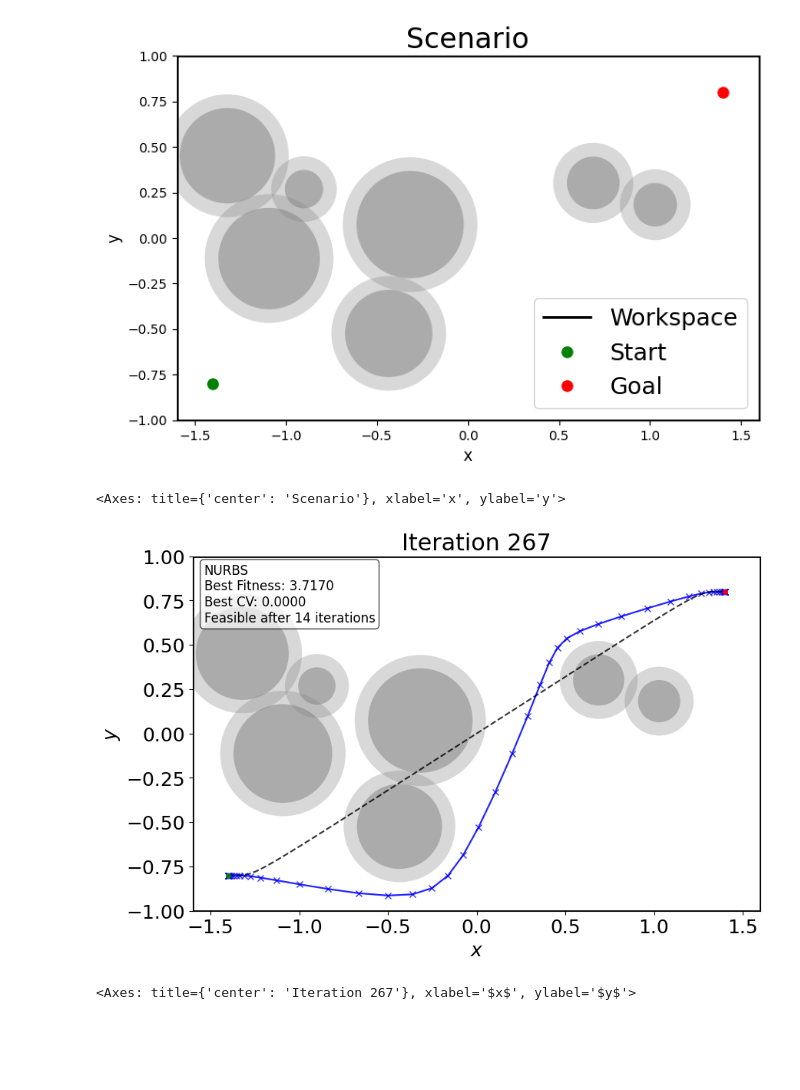
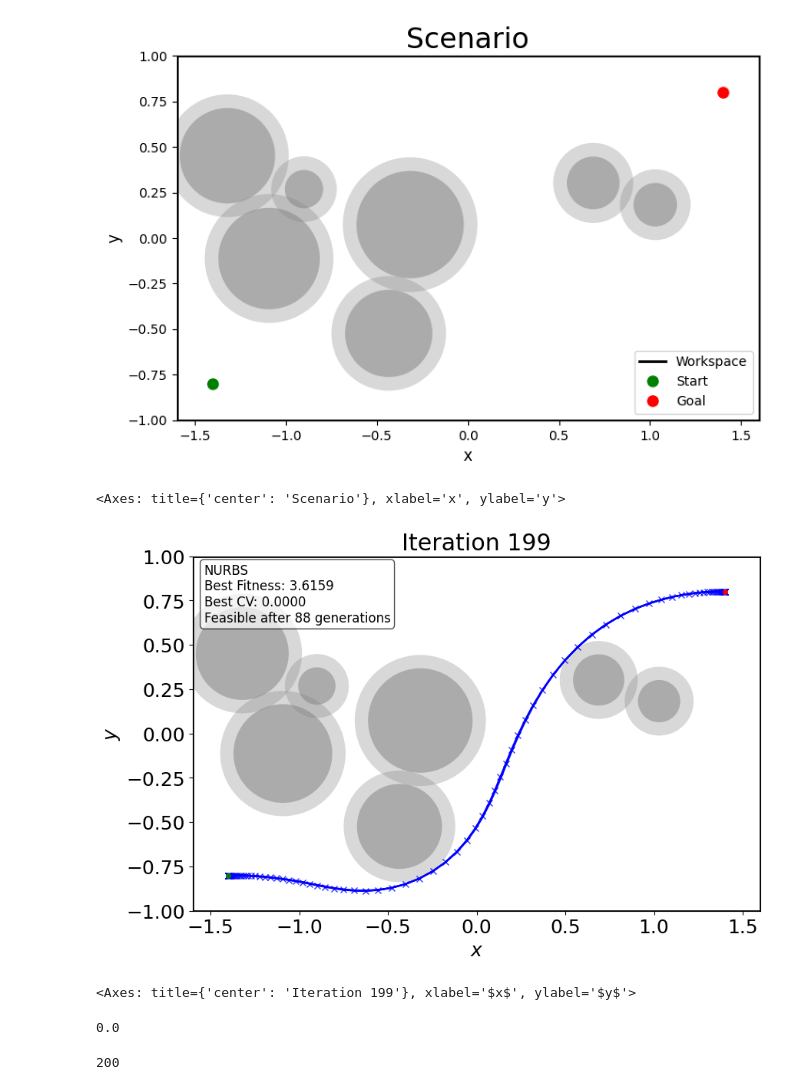
Before and after one commit to eliasjof/BIA_v2, a Jupyter notebook: test_de2dnurbs.ipynb, the cells around one changed output. Cells and saved outputs as stored; diff of their text form; code cells hidden in the pictures; blank space fills up the shorter version.

```diff
--- a/test_de2dnurbs.ipynb
+++ b/test_de2dnurbs.ipynb
@@ -1,44 +1,83 @@
 # %%
 from de2d_nurbs import DE2D_NURBS, ScenarioConfig
+import numpy as np
 
 config = ScenarioConfig()
 config.obstacle_type = 'circles'   # 'polygons' ou 'circles'
 config.seed = 42
 
 # config = ScenarioConfig()
 
 # # --- Aleatório (polygons) ---
 # config.obstacle_type = 'polygons'
 # config.n_obstacles = 8
 
 # --- Aleatório (círculos) ---
 config.obstacle_type = 'circles'
 config.occupancy_rate = 0.15
 config.n_obstacles = 8
 
-config.max_fes = 8000
+config.max_fes = None
+config.n_generations = 200
+config.pop_size = 100
+
+# config.width = 3.2
+# config.height = 2.0
+# config.radius = 0.15 / 2
+config.kappa_max = 1/0.73
+# config.lambd = config.radius * 2
+# config.degree = 5
+# config.num_free_ctrlpts = 4
+# config.num_static_ctrlpts = 2 * config.degree + 4
+# config.space_dim = 2
+config.nsampling = 100
+# config.line_width = 2
+# # config.pop_size = 100
+# # config.max_fes = 12000
+# config.start = np.array([-1.4, -0.8])
+# config.goal = np.array([1.4, 0.8])
+# config.th_start = 0.0
+# config.th_goal = 0.0
+config.safe_radius = 0.4
+# # config.obstacle_type = 'polygons'
+# # config.n_obstacles = 8
+# # config.poly_size = 0.3
+# config.r_min = 0.1
+# config.r_max = 0.3
+# # config.occupancy_rate = 0.15
+# config.seed = 2
+# config.scale_x = 1.5
+# config.scale_y = 1.0
+# config.debug = 0
 
 # r = config.radius
 # config.expanded_obs_fornecida = [(0.5, 0.3, 0.2+r), (-0.5, -0.3, 0.15+r)]
 
 # # --- Fornecer obstáculos próprios (círculos) ---
 # config.obs_fornecida = [(0.5, 0.3, 0.2), (-0.5, -0.3, 0.15)]
 # config.expanded_obs_fornecida = [(0.5, 0.3, 0.2+r), (-0.5, -0.3, 0.15+r)]
 # se omitir expanded_obs_fornecida, ele calcula automaticamente
 
 # # --- Fornecer obstáculos próprios (polígonos) ---
 # from shapely.geometry import Polygon
 # config.obs_fornecida = [Polygon([(0,0),(1,0),(0.5,1)])]
 
 planner = DE2D_NURBS(config)
 planner.draw_scenario()
 # %% [output]
-[figure, old version]
+[figure, new version]
 <Axes: title={'center': 'Scenario'}, xlabel='x', ylabel='y'>
 # %%
-
 planner.run()
-planner.plot_result()
+planner.plot_result(show_initial=False, iteration=-1)
 # %% [output]
-[figure, old version]
+[figure, new version]
-<Axes: title={'center': 'Iteration 267'}, xlabel='$x$', ylabel='$y$'>
+<Axes: title={'center': 'Iteration 199'}, xlabel='$x$', ylabel='$y$'>
+# %%
+planner.agent.log_best_CV[143]
+# %% [output]
+0.0
+# %%
+len(planner.agent.log_best_CV)
+# %% [output]
+200
```
Also changed, not shown: parts of 2 cells of this notebook, 4 other files.
